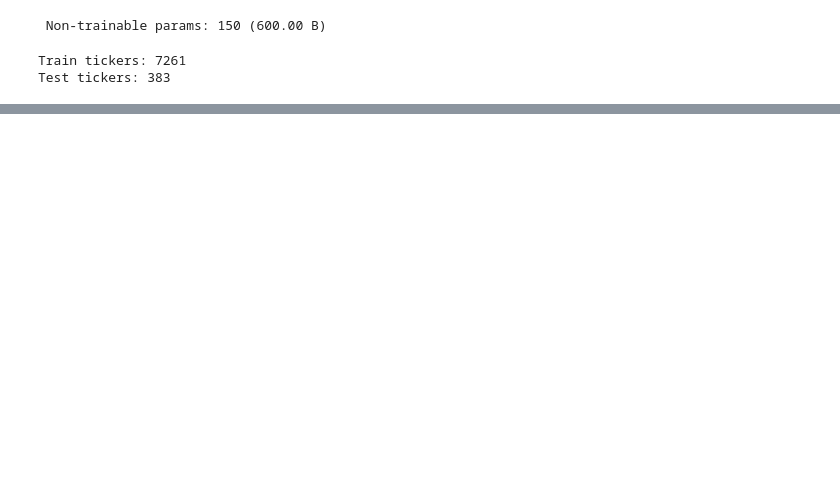
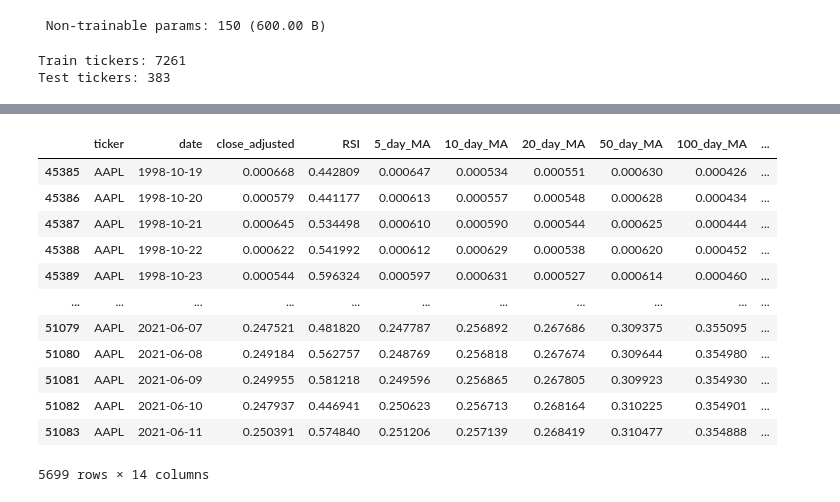
Before and after one commit to thunder913/Deep-Learning, a Jupyter notebook: stocks_deep_learning.ipynb, the cells around one changed output, grey strips where cells are left out. Cells and saved outputs as stored; diff of their text form; code cells hidden in the pictures; blank space fills up the shorter version.

```diff
--- a/stocks_deep_learning.ipynb
+++ b/stocks_deep_learning.ipynb
@@ -834,0 +840,16 @@ print(f"y_train shape: {y_train.shape}")  # Should be (samples,)
+# %%
+aapl_data
+# %% [output]
+|  | ticker | date | close_adjusted | RSI | 5_day_MA | 10_day_MA | 20_day_MA | 50_day_MA | 100_day_MA | ... |
+| 45385 | AAPL | 1998-10-19 | 0.000668 | 0.442809 | 0.000647 | 0.000534 | 0.000551 | 0.000630 | 0.000426 | ... |
+| 45386 | AAPL | 1998-10-20 | 0.000579 | 0.441177 | 0.000613 | 0.000557 | 0.000548 | 0.000628 | 0.000434 | ... |
+| 45387 | AAPL | 1998-10-21 | 0.000645 | 0.534498 | 0.000610 | 0.000590 | 0.000544 | 0.000625 | 0.000444 | ... |
+| 45388 | AAPL | 1998-10-22 | 0.000622 | 0.541992 | 0.000612 | 0.000629 | 0.000538 | 0.000620 | 0.000452 | ... |
+| 45389 | AAPL | 1998-10-23 | 0.000544 | 0.596324 | 0.000597 | 0.000631 | 0.000527 | 0.000614 | 0.000460 | ... |
+| ... | ... | ... | ... | ... | ... | ... | ... | ... | ... | ... |
+| 51079 | AAPL | 2021-06-07 | 0.247521 | 0.481820 | 0.247787 | 0.256892 | 0.267686 | 0.309375 | 0.355095 | ... |
+| 51080 | AAPL | 2021-06-08 | 0.249184 | 0.562757 | 0.248769 | 0.256818 | 0.267674 | 0.309644 | 0.354980 | ... |
+| 51081 | AAPL | 2021-06-09 | 0.249955 | 0.581218 | 0.249596 | 0.256865 | 0.267805 | 0.309923 | 0.354930 | ... |
+| 51082 | AAPL | 2021-06-10 | 0.247937 | 0.446941 | 0.250623 | 0.256713 | 0.268164 | 0.310225 | 0.354901 | ... |
+| 51083 | AAPL | 2021-06-11 | 0.250391 | 0.574840 | 0.251206 | 0.257139 | 0.268419 | 0.310477 | 0.354888 | ... |
+5699 rows × 14 columns
```
Also changed, not shown: parts of 24 cells of this notebook.
